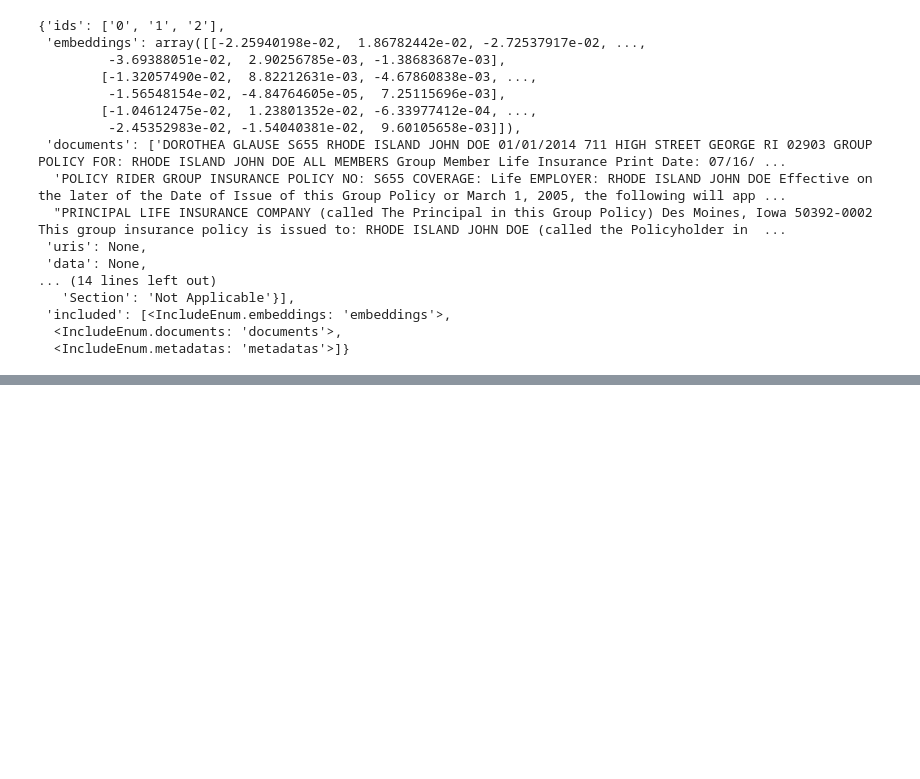
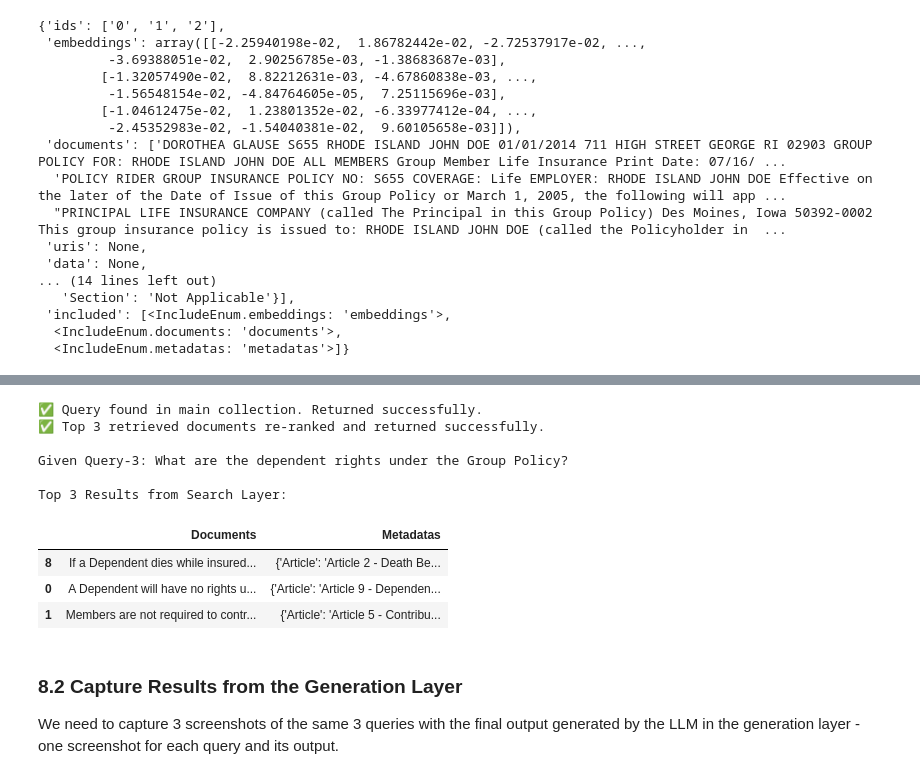
Before and after one commit to achindas/HelpMateBotRAG, a Jupyter notebook: HelpMate_AI.ipynb, the cells around one changed output, grey strips where cells are left out. Cells and saved outputs as stored; diff of their text form; code cells hidden in the pictures; blank space fills up the shorter version.

```diff
--- a/HelpMate_AI.ipynb
+++ b/HelpMate_AI.ipynb
@@ -1798,0 +1284,26 @@ This information will guide you through the specific eligibility criteria for ac
+# %%
+# Perform cached semantic search using insurance collection for query-3
+search_result_df = perform_cached_semantic_search (model = 'text-embedding-ada-002', collection_name = 'RAG_on_Insurance', \
+                                    cache_name = 'Insurance_Cache', query = query_3)
+
+# Perform re-ranking of the serached documents and determine the top matches
+top_3_matches = rerank_retrieved_docs(encoder_model = 'cross-encoder/ms-marco-MiniLM-L-6-v2', results_df = search_result_df)
+
+print("\nGiven Query-3:", query_3)
+print("\nTop 3 Results from Search Layer:\n")
+top_3_matches
+# %% [output]
+✅ Query found in main collection. Returned successfully.
+✅ Top 3 retrieved documents re-ranked and returned successfully.
+
+Given Query-3: What are the dependent rights under the Group Policy?
+
+Top 3 Results from Search Layer:
+|  | Documents | Metadatas |
+| 8 | If a Dependent dies while insured... | {'Article': 'Article 2 - Death Be... |
+| 0 | A Dependent will have no rights u... | {'Article': 'Article 9 - Dependen... |
+| 1 | Members are not required to contr... | {'Article': 'Article 5 - Contribu... |
+# %% [markdown]
+### 8.2 Capture Results from the Generation Layer
+
+We need to capture 3 screenshots of the same 3 queries with the final output generated by the LLM in the generation layer - one screenshot for each query and its output.
```
Also changed, not shown: parts of 159 cells of this notebook.
